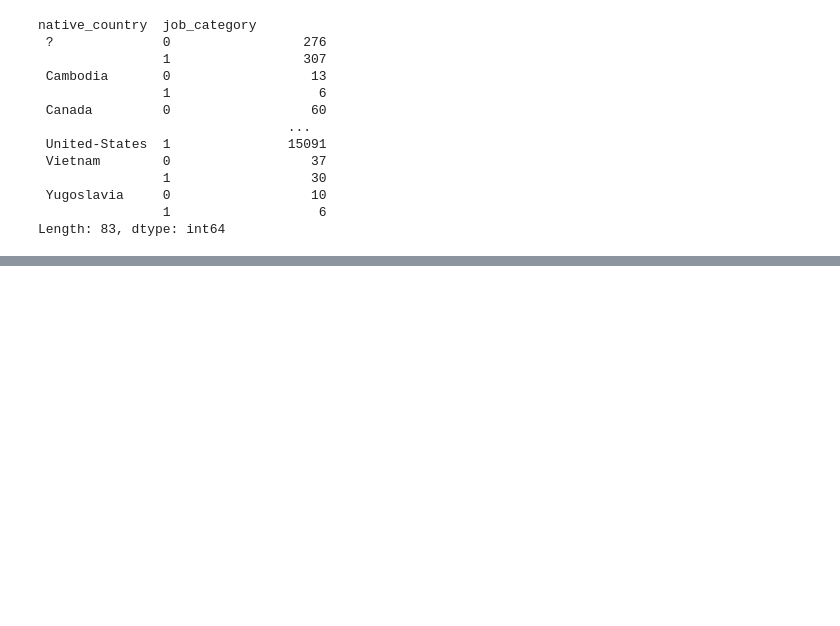
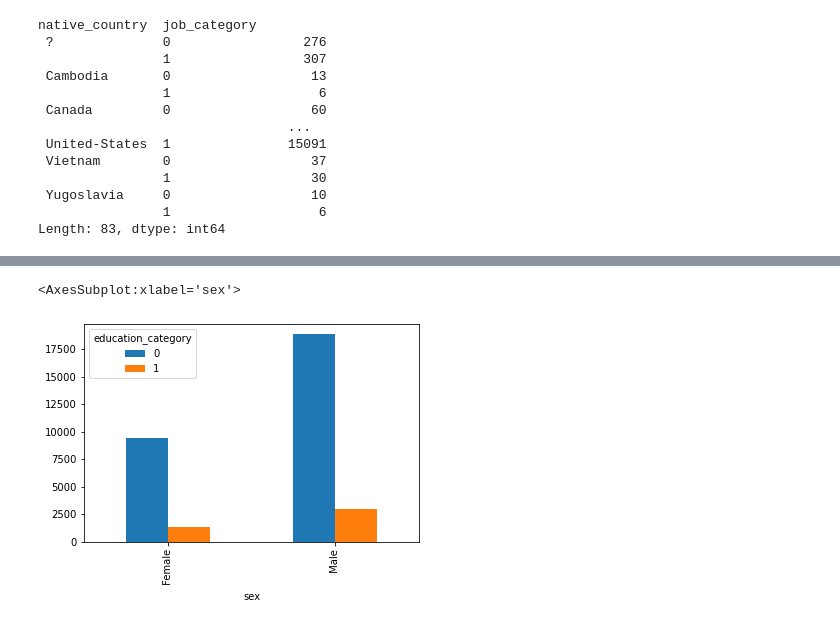
Before and after one commit to mjeong/clessardmjeongsp2021finalproject, a Jupyter notebook: report.ipynb, the cells around one changed output, grey strips where cells are left out. Cells and saved outputs as stored; diff of their text form; code cells hidden in the pictures; blank space fills up the shorter version.

```diff
--- a/report.ipynb
+++ b/report.ipynb
@@ -200,7 +203,8 @@ race                 education_category
                      1                      3481
 dtype: int64
 # %%
-df.groupby(['sex', 'education_category']).size()
+sex_education = df.groupby(['sex', 'education_category']).size()
+sex_education
 # %% [output]
 sex      education_category
  Female  0                      9450
@@ -294,0 +320,5 @@ Length: 83, dtype: int64
+# %%
+sex_education.unstack().plot(kind="bar")
+# %% [output]
+<AxesSubplot:xlabel='sex'>
+[figure, added]
```
Also changed, not shown: parts of 13 cells of this notebook.
